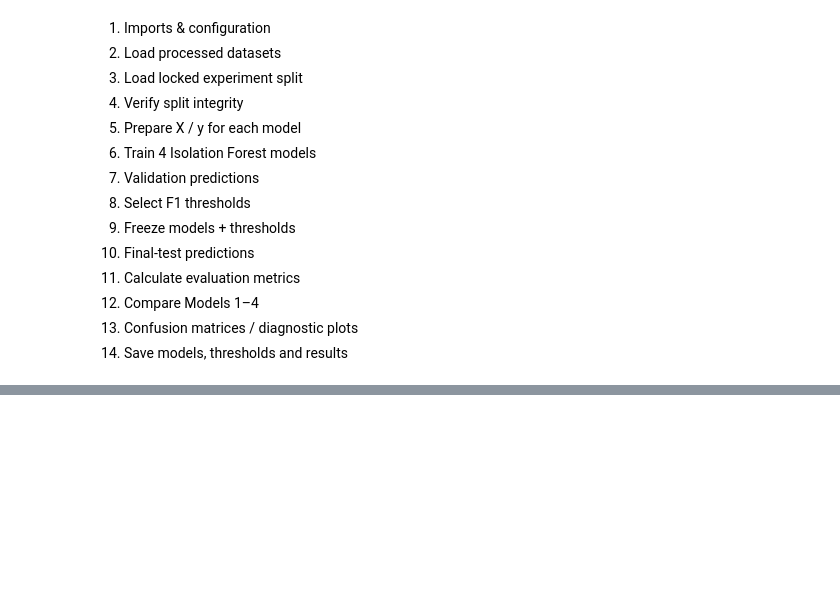
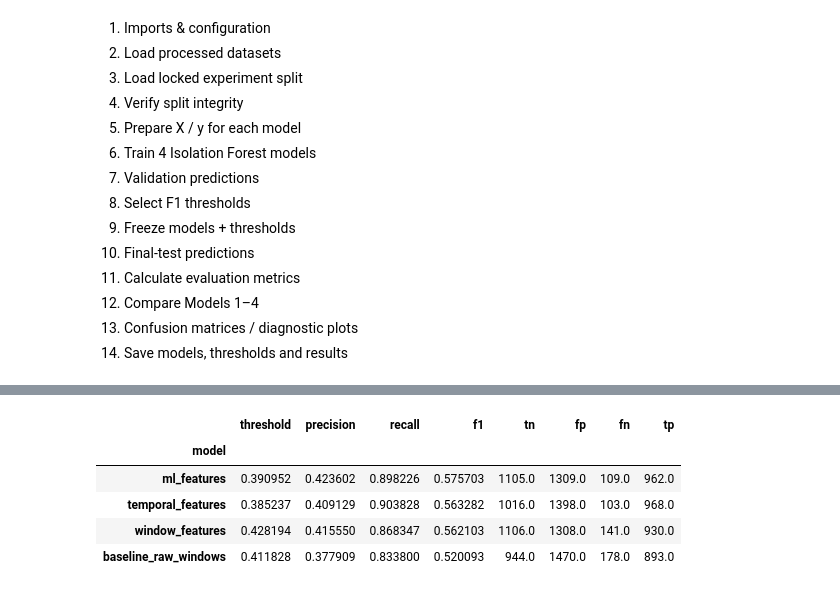
Before and after one commit to FlorianHast/batch-distillation-anomaly-detection, a Jupyter notebook: notebooks/08_ML_threshold_optimization.ipynb, the cells around one changed output, grey strips where cells are left out. Drawn from its saved outputs; the diff is of its cells as text; code cells hidden in the pictures; blank space fills up the shorter version.

```diff
--- a/notebooks/08_ML_threshold_optimization.ipynb
+++ b/notebooks/08_ML_threshold_optimization.ipynb
@@ -770,0 +2352,37 @@ ValueError: window_features: unexpected feature count.
+# %%
+# ============================================================
+# Threshold Optimization Summary
+# ============================================================
+
+threshold_summary = pd.DataFrame(
+    threshold_results
+).T
+
+threshold_summary.index.name = "model"
+
+threshold_summary = threshold_summary[
+    [
+        "threshold",
+        "precision",
+        "recall",
+        "f1",
+        "tn",
+        "fp",
+        "fn",
+        "tp",
+    ]
+]
+
+threshold_summary = threshold_summary.sort_values(
+    "f1",
+    ascending=False,
+)
+
+threshold_summary
+# %% [output]
+|  | threshold | precision | recall | f1 | tn | fp | fn | tp |
+| model |  |  |  |  |  |  |  |  |
+| ml_features | 0.390952 | 0.423602 | 0.898226 | 0.575703 | 1105.0 | 1309.0 | 109.0 | 962.0 |
+| temporal_features | 0.385237 | 0.409129 | 0.903828 | 0.563282 | 1016.0 | 1398.0 | 103.0 | 968.0 |
+| window_features | 0.428194 | 0.415550 | 0.868347 | 0.562103 | 1106.0 | 1308.0 | 141.0 | 930.0 |
+| baseline_raw_windows | 0.411828 | 0.377909 | 0.833800 | 0.520093 | 944.0 | 1470.0 | 178.0 | 893.0 |
```
Also changed, not shown: parts of 20 cells of this notebook, 5 other files.
